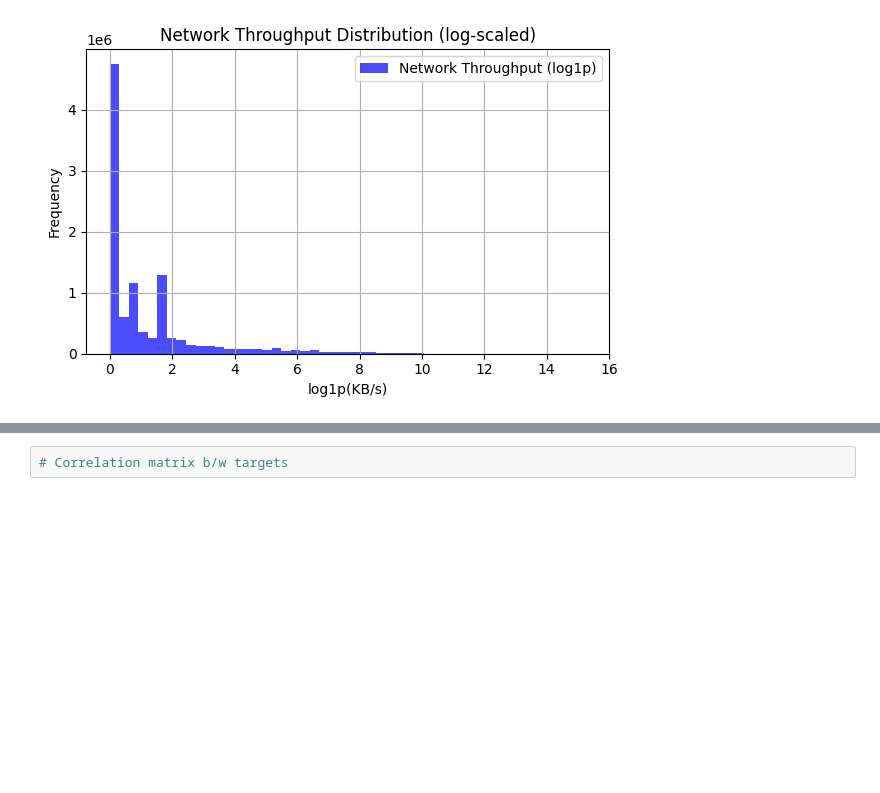
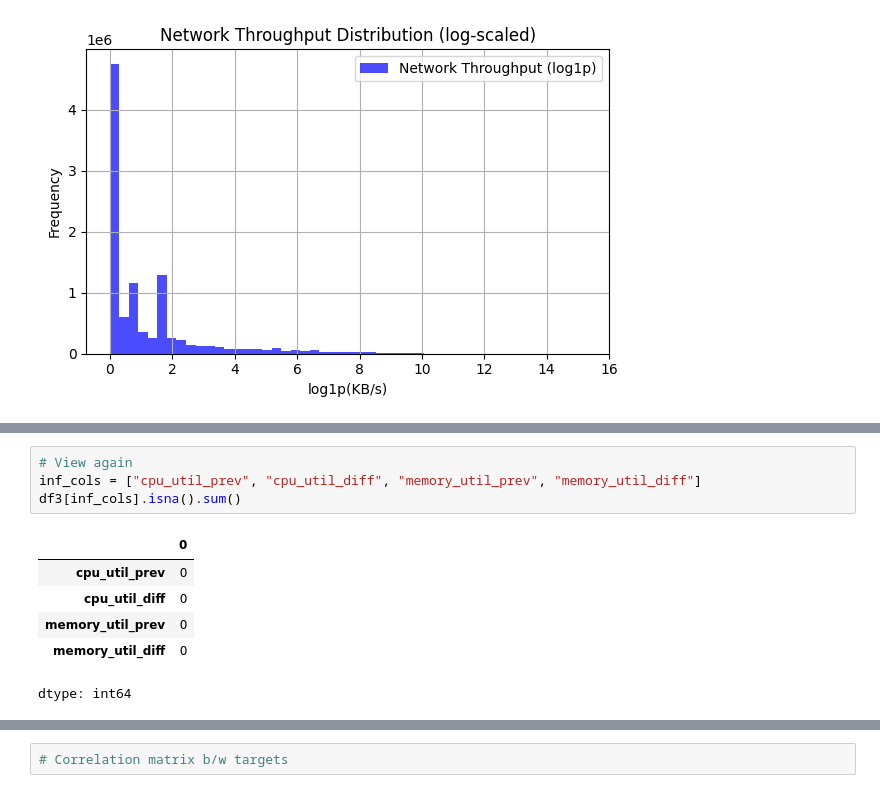
Before and after one commit to swaraj0009/AI_Models, a Jupyter notebook: TFT/notebooks/3_Feature_Engineering.ipynb, the cells around one changed output, grey strips where cells are left out. Cells and saved outputs as stored; diff of their text form; blank space fills up the shorter version.

```diff
--- a/TFT/notebooks/3_Feature_Engineering.ipynb
+++ b/TFT/notebooks/3_Feature_Engineering.ipynb
@@ -236,0 +400,11 @@ plt.show()
+# %%
+# View again
+inf_cols = ["cpu_util_prev", "cpu_util_diff", "memory_util_prev", "memory_util_diff"]
+df3[inf_cols].isna().sum()
+# %% [output]
+|  | 0 |
+| cpu_util_prev | 0 |
+| cpu_util_diff | 0 |
+| memory_util_prev | 0 |
+| memory_util_diff | 0 |
+dtype: int64
```
Also changed, not shown: parts of 21 cells of this notebook.
